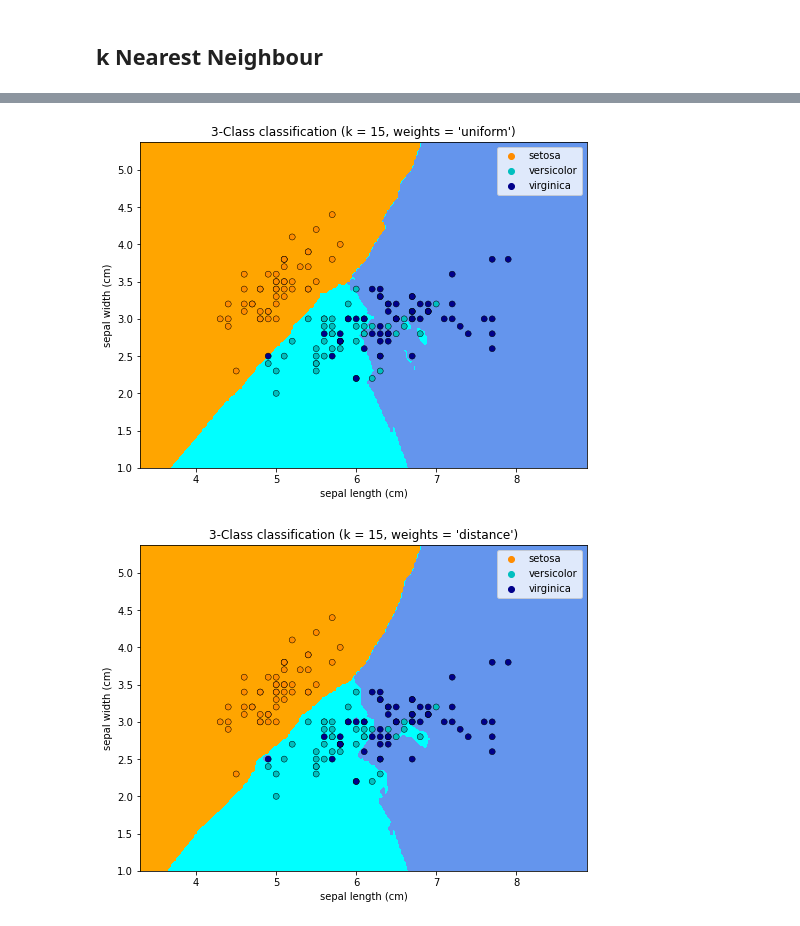
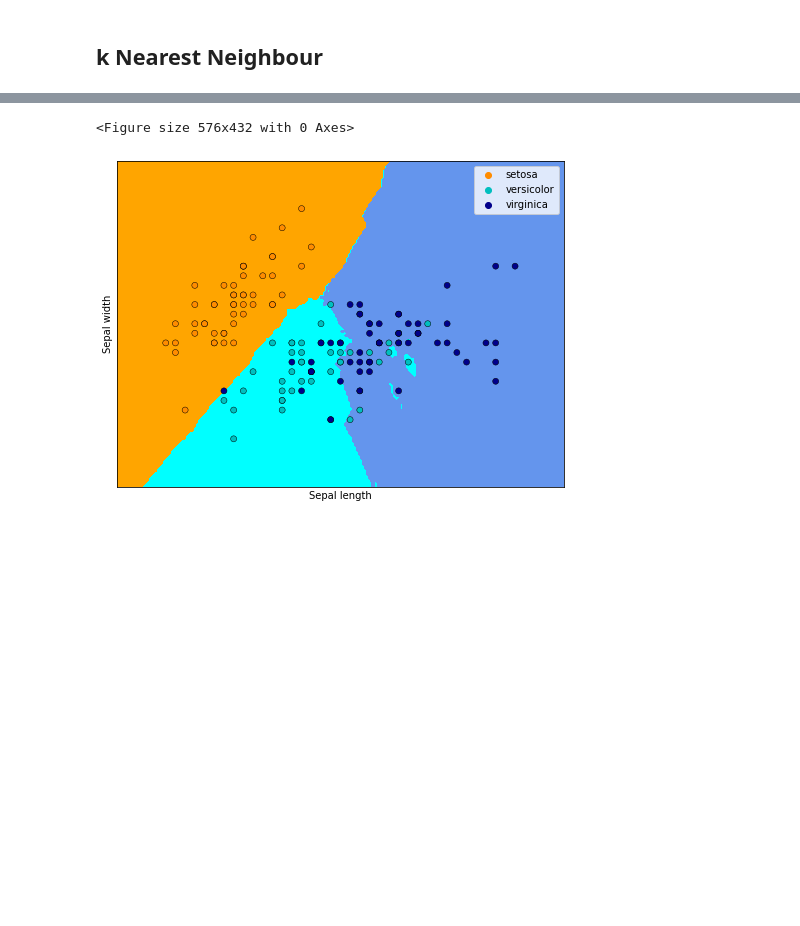
Before and after one commit to ANihill/ML, a Jupyter notebook: Tasks.ipynb, the cells around one changed output, grey strips where cells are left out. Saved outputs shown, nothing was run; the diff lists cells and outputs as text; code cells hidden in the pictures; blank space fills up the shorter version.

```diff
--- a/Tasks.ipynb
+++ b/Tasks.ipynb
@@ -216,49 +202,45 @@ print(iris)
 # %%
-n_neighbors = 15
+# https://scikit-learn.org/stable/auto_examples/neighbors/plot_classification.html
 
-# import some data to play with
+# import iris dataset
 iris = datasets.load_iris()
 
-# we only take the first two features. We could avoid this ugly
-# slicing by using a two-dim dataset
+
+
+# Only take the first two features of dataset, sepal length and seal width
 X = iris.data[:, :2]
 y = iris.target
 
-h = .02  # step size in the mesh
+knn = KNeighborsClassifier(n_neighbors = 15)
 
-# Create color maps
-cmap_light = ListedColormap(['orange', 'cyan', 'cornflowerblue'])
-cmap_bold = ['darkorange', 'c', 'darkblue']
+# we create an instance of Neighbours Classifier and fit the data.
+knn.fit(X, y)
 
-for weights in ['uniform', 'distance']:
-    # we create an instance of Neighbours Classifier and fit the data.
-    clf = neighbors.KNeighborsClassifier(n_neighbors, weights=weights)
-    clf.fit(X, y)
+# Plot the decision boundary. For that, we will asign a colour to each
+# point in the mesh [x_min, m_max]x[y_min, y_max].
+x_min, x_max = X[:,0].min() - .5, X[:,0].max() + .5
+y_min, y_max = X[:,1].min() - .5, X[:,1].max() + .5
+xx, yy = np.meshgrid(np.arange(x_min, x_max, h), np.arange(y_min, y_max, h))
+Z = knn.predict(np.c_[xx.ravel(), yy.ravel()])
 
-    # Plot the decision boundary. For that, we will assign a color to each
-    # point in the mesh [x_min, x_max]x[y_min, y_max].
-    x_min, x_max = X[:, 0].min() - 1, X[:, 0].max() + 1
-    y_min, y_max = X[:, 1].min() - 1, X[:, 1].max() + 1
-    xx, yy = np.meshgrid(np.arange(x_min, x_max, h),
-                         np.arange(y_min, y_max, h))
-    Z = clf.predict(np.c_[xx.ravel(), yy.ravel()])
+# Put the result into a color plot
+Z = Z.reshape(xx.shape)
+plt.figure(1, figsize=(8, 6))
+plt.figure(figsize=(8, 6))
+plt.contourf(xx, yy, Z, cmap=cmap_light)
 
-    # Put the result into a color plot
-    Z = Z.reshape(xx.shape)
-    plt.figure(figsize=(8, 6))
-    plt.contourf(xx, yy, Z, cmap=cmap_light)
+# Plot also the training points
+sns.scatterplot(x=X[:, 0], y=X[:, 1], hue=iris.target_names[y],
+                palette=cmap_bold, alpha=1.0, edgecolor="black")
+plt.xlabel('Sepal length')
+plt.ylabel('Sepal width')
 
-    # Plot also the training points
-    sns.scatterplot(x=X[:, 0], y=X[:, 1], hue=iris.target_names[y],
-                    palette=cmap_bold, alpha=1.0, edgecolor="black")
-    plt.xlim(xx.min(), xx.max())
-    plt.ylim(yy.min(), yy.max())
-    plt.title("3-Class classification (k = %i, weights = '%s')"
-              % (n_neighbors, weights))
-    plt.xlabel(iris.feature_names[0])
-    plt.ylabel(iris.feature_names[1])
+plt.xlim(xx.min(), xx.max())
+plt.ylim(yy.min(), yy.max())
+plt.xticks(())
+plt.yticks(())
 
 plt.show()
 # %% [output]
+<Figure size 576x432 with 0 Axes>
-[figure, old version]
+[figure, new version]
-[figure, removed]
```
Also changed, not shown: parts of 13 cells of this notebook.
